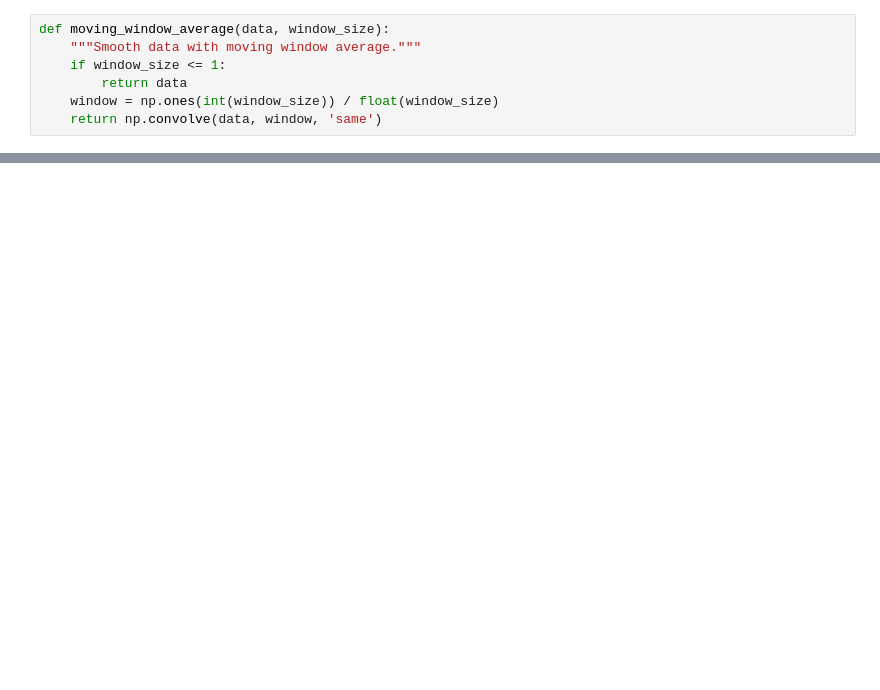
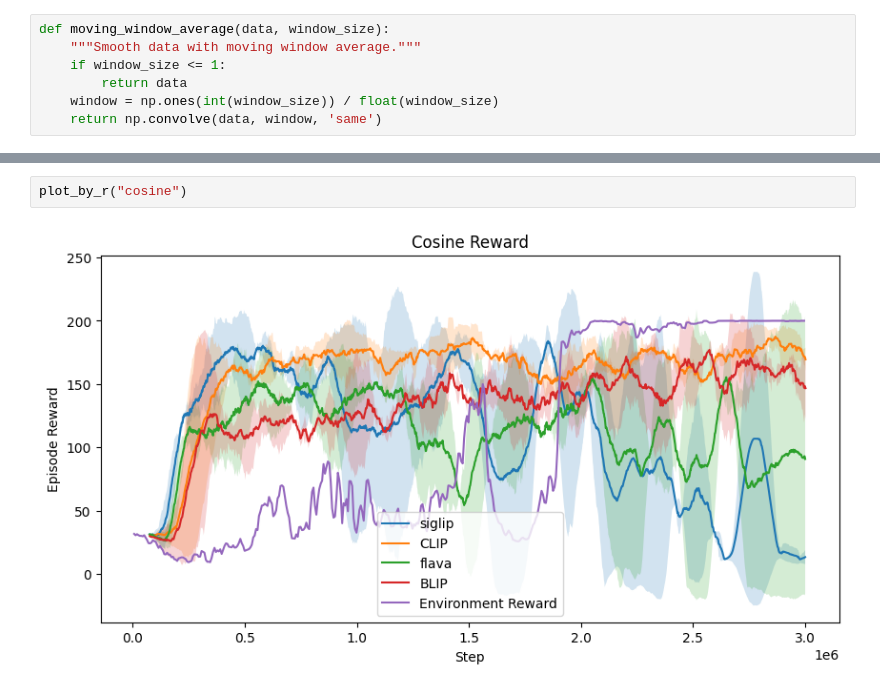
Before and after one commit to JiahuiKChen/vlmrm_plotting, a Jupyter notebook: all_VLM.ipynb, the cells around one changed output, grey strips where cells are left out. Saved outputs shown, nothing was run; the diff lists cells and outputs as text; blank space fills up the shorter version.

```diff
--- a/all_VLM.ipynb
+++ b/all_VLM.ipynb
@@ -194,0 +223,4 @@ plot(clip_reward_csv, "goal_baseline_reg")
+# %%
+plot_by_r("cosine")
+# %% [output]
+[figure, added]
```
Also changed, not shown: parts of 24 cells of this notebook, 4 other files.
